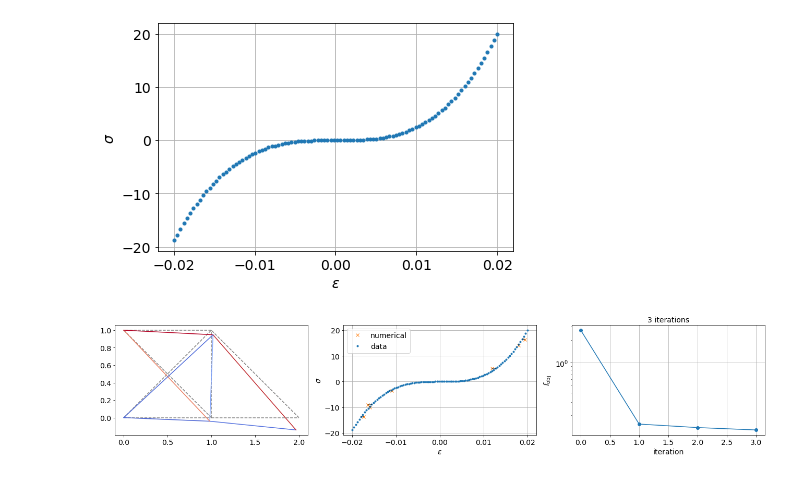
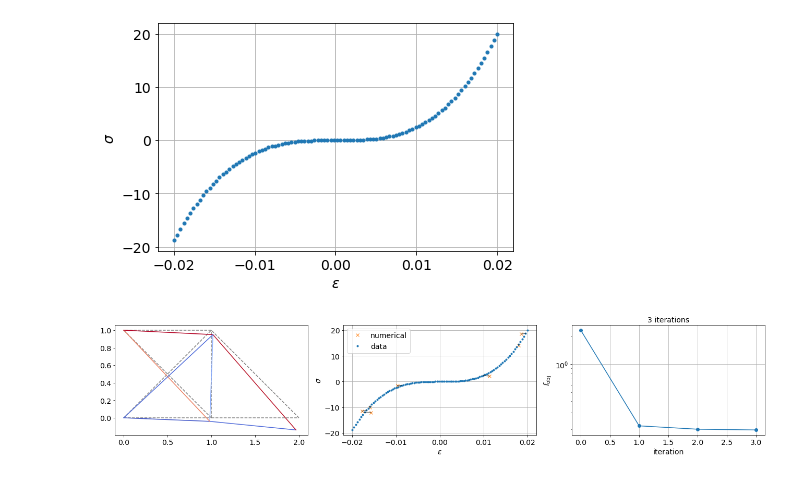
Before and after one commit to deeepeshthakur/ddtruss, a Jupyter notebook: examples/truss.ipynb, the cells around one changed output. Saved outputs shown, nothing was run; the diff lists cells and outputs as text; code cells hidden in the pictures.

```diff
--- a/examples/truss.ipynb
+++ b/examples/truss.ipynb
@@ -119,3 +139,30 @@ plt.tight_layout()
+# %%
+def plot(eps, sig, ddsolver, iter_history):
+    fig, ax = plt.subplots(1, 3, figsize=(18, 4))
+
+    truss.plot(ax=ax[0], u=u, eps=eps)
+
+    ax[1].plot(eps, sig, "C1x", label="numerical")
+    if ddsolver is not None:
+        idx, *_ = ddsolver._nearest_material_points(np.hstack([eps.reshape((-1, 1)), sig.reshape((-1, 1))]))
+        eps_sig_ = material_data[idx]
+        ax[1].plot(material_data[:, 0], material_data[:, 1], "C0.", label="data")
+        for i in range(len(eps)):
+            ax[1].plot([eps[i], eps_sig_[i, 0]], [sig[i], eps_sig_[i, 1]], "k-", alpha=0.5)
+
+    ax[1].set_xlabel(r"$\varepsilon$")
+    ax[1].set_ylabel(r"$\sigma$")
+    ax[1].grid()
+    ax[1].legend()
+
+    ax[2].semilogy(iter_history["f_obj"], "-o")
+    ax[2].set_xlabel("iteration")
+    ax[2].set_ylabel("$f_\mathrm{obj}$")
+    ax[2].grid()
+    ax[2].set_title(f"{len(iter_history['f_obj']) - 1:d} iterations")
+
+    fig.tight_layout()
+    return fig, ax
 # %%
 points = np.array([
     [0, 0],
@@ -149,8 +196,8 @@ sig_data = E * eps_data
 material_data = np.hstack([eps_data.reshape((-1, 1)), sig_data.reshape((-1, 1))])
 ddsolver.load_material_data(material_data)
 
-u, eps, sig, f_obj_iter = ddsolver.solve(U_dict=U_dict, F_dict=F_dict)
-fig, ax = plot(eps, sig, ddsolver, f_obj_iter)
+u, eps, sig, iter_history = ddsolver.solve(U_dict=U_dict, F_dict=F_dict, n_neighbors=1)
+fig, ax = plot(eps, sig, ddsolver, iter_history)
 ax[1].plot(eps_ref, sig_ref, "k*", label="reference")
 ax[1].legend()
 fig.tight_layout()
@@ -159,4 +206,7 @@ fig.tight_layout()
 # %%
+def rms_error(ref, curr):
+    return np.sqrt(truss.integrate((ref - curr)**2) / truss.integrate(ref**2))
+
 n_runs = 20
 n_data = np.logspace(1, 3, 10)
 error_eps = np.zeros((n_runs, len(n_data)))
@@ -171,10 +221,10 @@ for i_run in range(n_runs):
         sig_data = E * eps_data
         material_data = np.hstack([eps_data.reshape((-1, 1)), sig_data.reshape((-1, 1))])
         ddsolver.load_material_data(material_data)
-        u, eps, sig, f_obj_iter = ddsolver.solve(U_dict=U_dict, F_dict=F_dict)
+        u, eps, sig, iter_history = ddsolver.solve(U_dict=U_dict, F_dict=F_dict, n_neighbors=1)
         error_eps[i_run, i_data] = rms_error(eps_ref, eps)
-        n_iterations[i_run, i_data] = len(f_obj_iter)
-        f_obj[i_run, i_data] = f_obj_iter[-1]
+        n_iterations[i_run, i_data] = len(iter_history["f_obj"])
+        f_obj[i_run, i_data] = iter_history["f_obj"][-1]
 
 def subplot(ax, data, title):
     mean = data.mean(axis=0)
@@ -225,8 +275,8 @@ plt.tight_layout()
 # %%
 material_data = np.hstack([eps_data.reshape((-1, 1)), sig_data.reshape((-1, 1))])
 ddsolver.load_material_data(material_data)
 
-u, eps, sig, f_obj_iter = ddsolver.solve(U_dict=U_dict, F_dict=F_dict)
-plot(eps, sig, ddsolver, f_obj_iter);
+u, eps, sig, iter_history = ddsolver.solve(U_dict=U_dict, F_dict=F_dict, n_neighbors=1)
+plot(eps, sig, ddsolver, iter_history);
 # %% [output]
-[figure, old version]
+[figure, new version]
```
Also changed, not shown: parts of 7 cells of this notebook, 1 other file.
